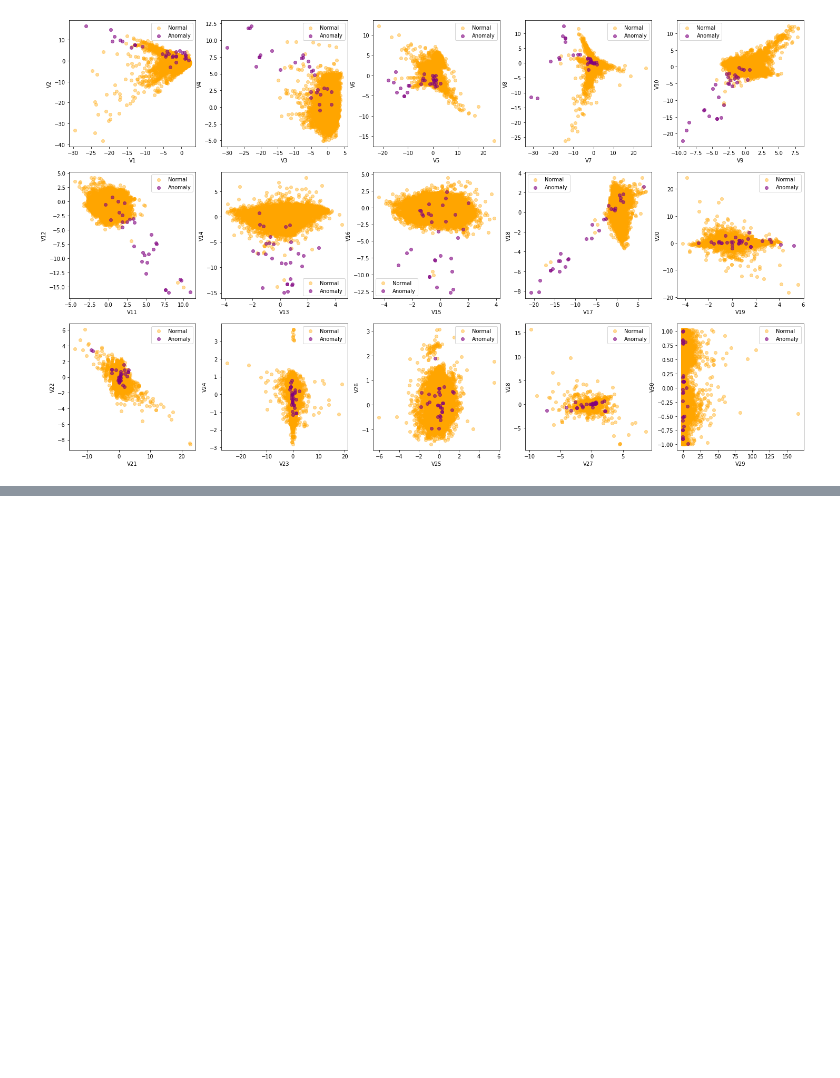
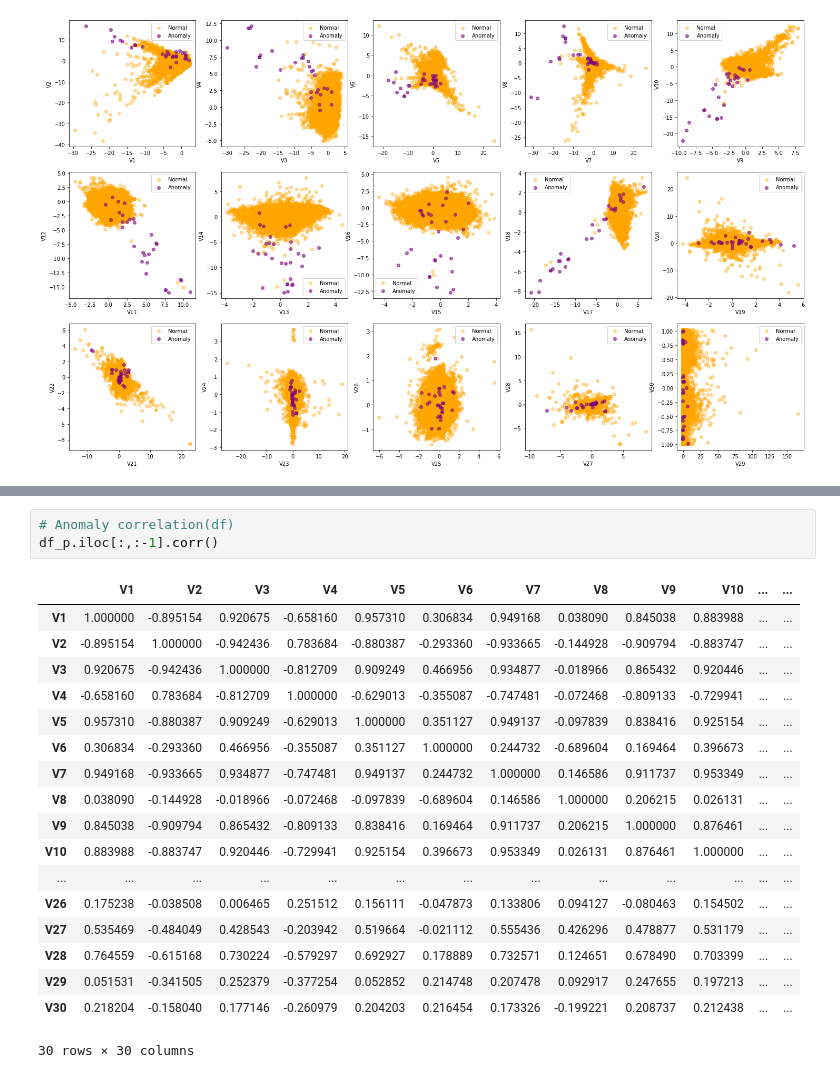
Before and after one commit to ddangchani/dacon_FraudDetection, a Jupyter notebook: EDA.ipynb, the cells around one changed output, grey strips where cells are left out. Saved outputs shown, nothing was run; the diff lists cells and outputs as text; blank space fills up the shorter version.

```diff
--- a/EDA.ipynb
+++ b/EDA.ipynb
@@ -109,0 +131,22 @@ plt.show()
+# %%
+# Anomaly correlation(df)
+df_p.iloc[:,:-1].corr()
+# %% [output]
+|  | V1 | V2 | V3 | V4 | V5 | V6 | V7 | V8 | V9 | V10 | ... | ... |
+| V1 | 1.000000 | -0.895154 | 0.920675 | -0.658160 | 0.957310 | 0.306834 | 0.949168 | 0.038090 | 0.845038 | 0.883988 | ... | ... |
+| V2 | -0.895154 | 1.000000 | -0.942436 | 0.783684 | -0.880387 | -0.293360 | -0.933665 | -0.144928 | -0.909794 | -0.883747 | ... | ... |
+| V3 | 0.920675 | -0.942436 | 1.000000 | -0.812709 | 0.909249 | 0.466956 | 0.934877 | -0.018966 | 0.865432 | 0.920446 | ... | ... |
+| V4 | -0.658160 | 0.783684 | -0.812709 | 1.000000 | -0.629013 | -0.355087 | -0.747481 | -0.072468 | -0.809133 | -0.729941 | ... | ... |
+| V5 | 0.957310 | -0.880387 | 0.909249 | -0.629013 | 1.000000 | 0.351127 | 0.949137 | -0.097839 | 0.838416 | 0.925154 | ... | ... |
+| V6 | 0.306834 | -0.293360 | 0.466956 | -0.355087 | 0.351127 | 1.000000 | 0.244732 | -0.689604 | 0.169464 | 0.396673 | ... | ... |
+| V7 | 0.949168 | -0.933665 | 0.934877 | -0.747481 | 0.949137 | 0.244732 | 1.000000 | 0.146586 | 0.911737 | 0.953349 | ... | ... |
+| V8 | 0.038090 | -0.144928 | -0.018966 | -0.072468 | -0.097839 | -0.689604 | 0.146586 | 1.000000 | 0.206215 | 0.026131 | ... | ... |
+| V9 | 0.845038 | -0.909794 | 0.865432 | -0.809133 | 0.838416 | 0.169464 | 0.911737 | 0.206215 | 1.000000 | 0.876461 | ... | ... |
+| V10 | 0.883988 | -0.883747 | 0.920446 | -0.729941 | 0.925154 | 0.396673 | 0.953349 | 0.026131 | 0.876461 | 1.000000 | ... | ... |
+| ... | ... | ... | ... | ... | ... | ... | ... | ... | ... | ... | ... | ... |
+| V26 | 0.175238 | -0.038508 | 0.006465 | 0.251512 | 0.156111 | -0.047873 | 0.133806 | 0.094127 | -0.080463 | 0.154502 | ... | ... |
+| V27 | 0.535469 | -0.484049 | 0.428543 | -0.203942 | 0.519664 | -0.021112 | 0.555436 | 0.426296 | 0.478877 | 0.531179 | ... | ... |
+| V28 | 0.764559 | -0.615168 | 0.730224 | -0.579297 | 0.692927 | 0.178889 | 0.732571 | 0.124651 | 0.678490 | 0.703399 | ... | ... |
+| V29 | 0.051531 | -0.341505 | 0.252379 | -0.377254 | 0.052852 | 0.214748 | 0.207478 | 0.092917 | 0.247655 | 0.197213 | ... | ... |
+| V30 | 0.218204 | -0.158040 | 0.177146 | -0.260979 | 0.204203 | 0.216454 | 0.173326 | -0.199221 | 0.208737 | 0.212438 | ... | ... |
+30 rows × 30 columns
```
Also changed, not shown: parts of 3 cells of this notebook, 1 other file.
